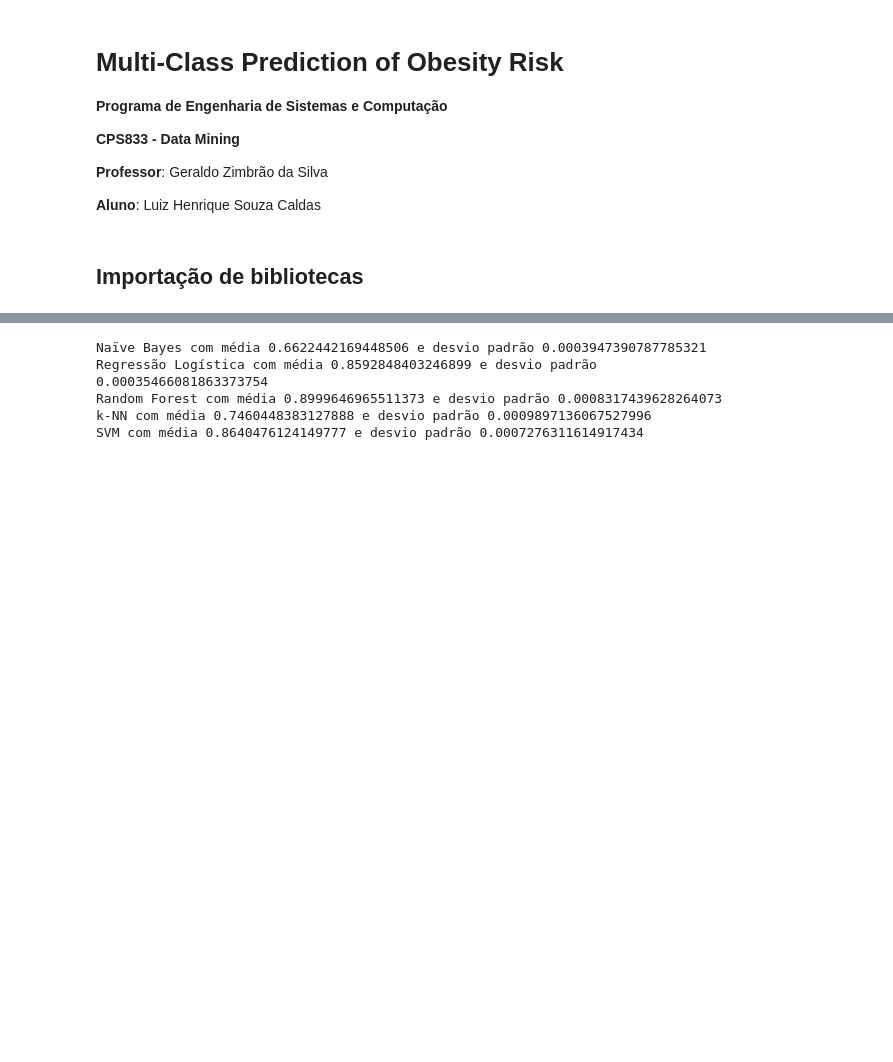
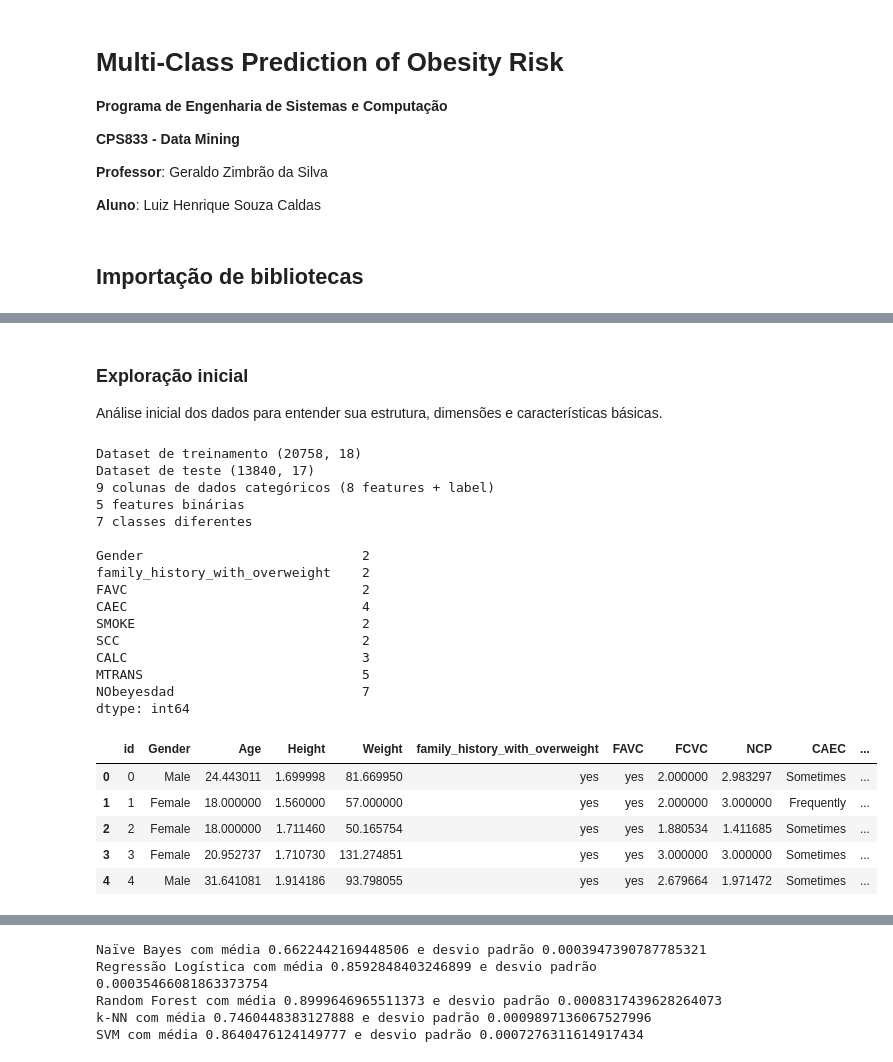
Before and after one commit to lhscaldas/multi-class_prediction_of_obesity_risk, a Jupyter notebook: obesity_classifier.ipynb, the cells around one changed output, grey strips where cells are left out. Drawn from its saved outputs; the diff is of its cells as text; code cells hidden in the pictures; blank space fills up the shorter version.

```diff
--- a/obesity_classifier.ipynb
+++ b/obesity_classifier.ipynb
@@ -30,0 +38,38 @@ from sklearn.neural_network import MLPClassifier
+# %% [markdown]
+### Exploração inicial
+
+Análise inicial dos dados para entender sua estrutura, dimensões e características básicas.
+# %%
+print(f"Dataset de treinamento {train_dataset.shape}")
+print(f"Dataset de teste {test_dataset.shape}")
+cols_categoricas = train_dataset.select_dtypes(include=['object']).nunique()
+print(f'{cols_categoricas.shape[0]} colunas de dados categóricos ({cols_categoricas.shape[0]-1} features + label)')
+num_binarias = cols_categoricas[cols_categoricas == 2].shape[0]
+print(f"{num_binarias} features binárias")
+num_classes = cols_categoricas["NObeyesdad"]
+print(f'{num_classes} classes diferentes \n')
+print(cols_categoricas)
+train_dataset.head()
+# %% [output]
+Dataset de treinamento (20758, 18)
+Dataset de teste (13840, 17)
+9 colunas de dados categóricos (8 features + label)
+5 features binárias
+7 classes diferentes
+
+Gender                            2
+family_history_with_overweight    2
+FAVC                              2
+CAEC                              4
+SMOKE                             2
+SCC                               2
+CALC                              3
+MTRANS                            5
+NObeyesdad                        7
+dtype: int64
+|  | id | Gender | Age | Height | Weight | family_history_with_overweight | FAVC | FCVC | NCP | CAEC | ... |
+| 0 | 0 | Male | 24.443011 | 1.699998 | 81.669950 | yes | yes | 2.000000 | 2.983297 | Sometimes | ... |
+| 1 | 1 | Female | 18.000000 | 1.560000 | 57.000000 | yes | yes | 2.000000 | 3.000000 | Frequently | ... |
+| 2 | 2 | Female | 18.000000 | 1.711460 | 50.165754 | yes | yes | 1.880534 | 1.411685 | Sometimes | ... |
+| 3 | 3 | Female | 20.952737 | 1.710730 | 131.274851 | yes | yes | 3.000000 | 3.000000 | Sometimes | ... |
+| 4 | 4 | Male | 31.641081 | 1.914186 | 93.798055 | yes | yes | 2.679664 | 1.971472 | Sometimes | ... |
```
Also changed, not shown: parts of 22 cells of this notebook, 3 other files.
